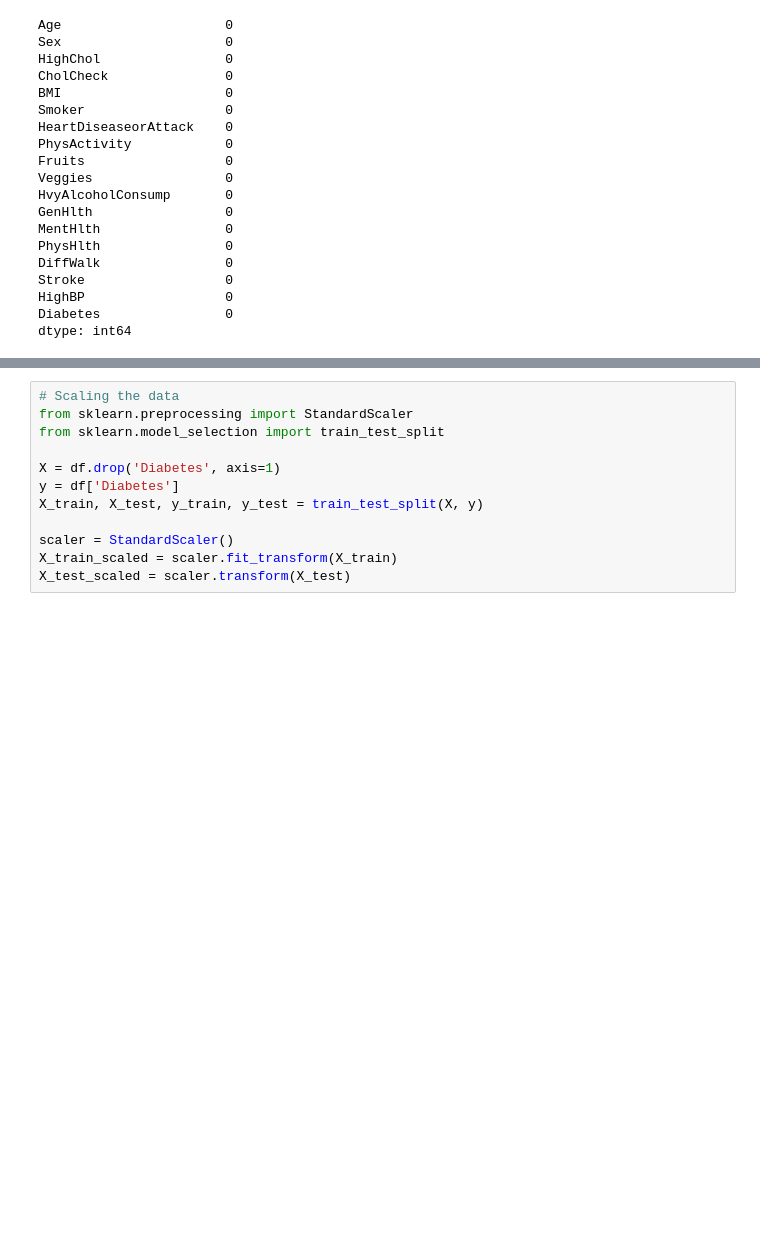
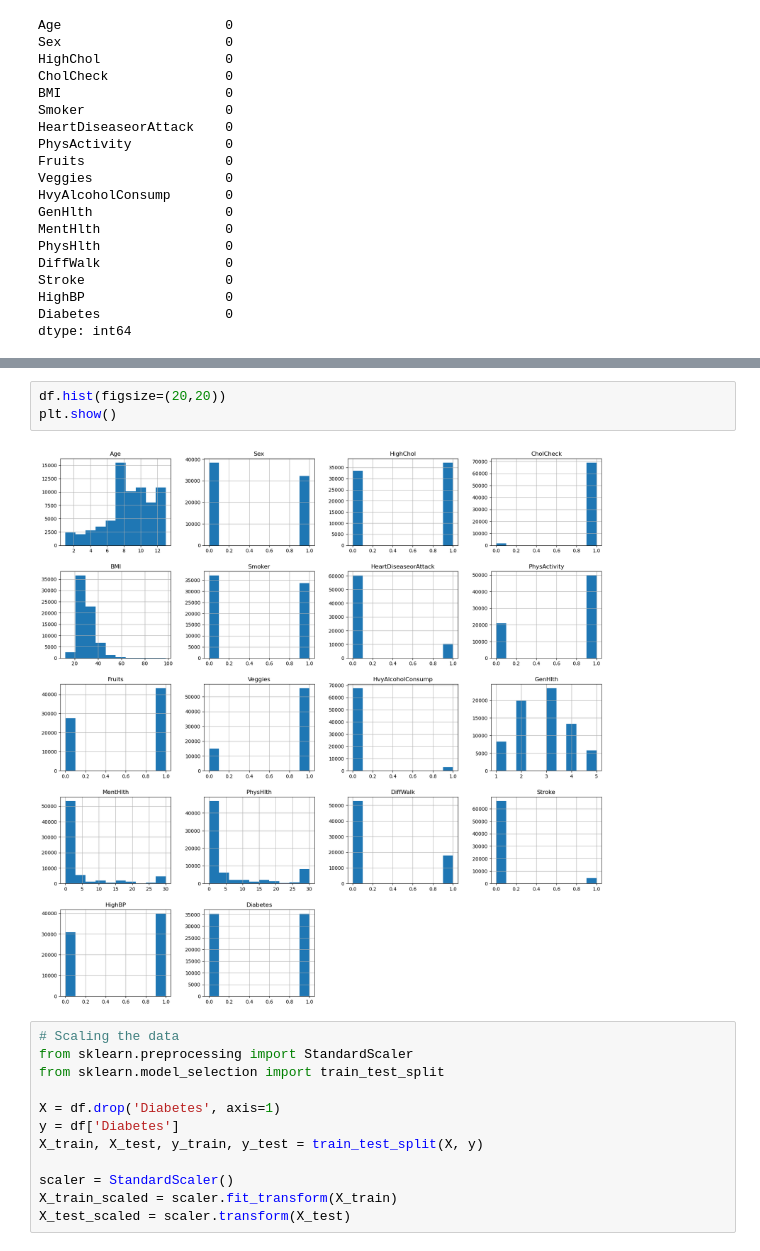
Before and after one commit to MiguelFids/Capstone_Project, a Jupyter notebook: data_cleaning-Copy3.ipynb, the cells around one changed output, grey strips where cells are left out. Cells and saved outputs as stored; diff of their text form; blank space fills up the shorter version.

Commit message:
histograms

```diff
--- a/data_cleaning-Copy3.ipynb
+++ b/data_cleaning-Copy3.ipynb
@@ -74,3 +119,8 @@ dtype: int64
+# %%
+df.hist(figsize=(20,20))
+plt.show()
+# %% [output]
+[figure, added]
 # %%
 # Scaling the data
 from sklearn.preprocessing import StandardScaler
```
Also changed, not shown: parts of 19 cells of this notebook.
